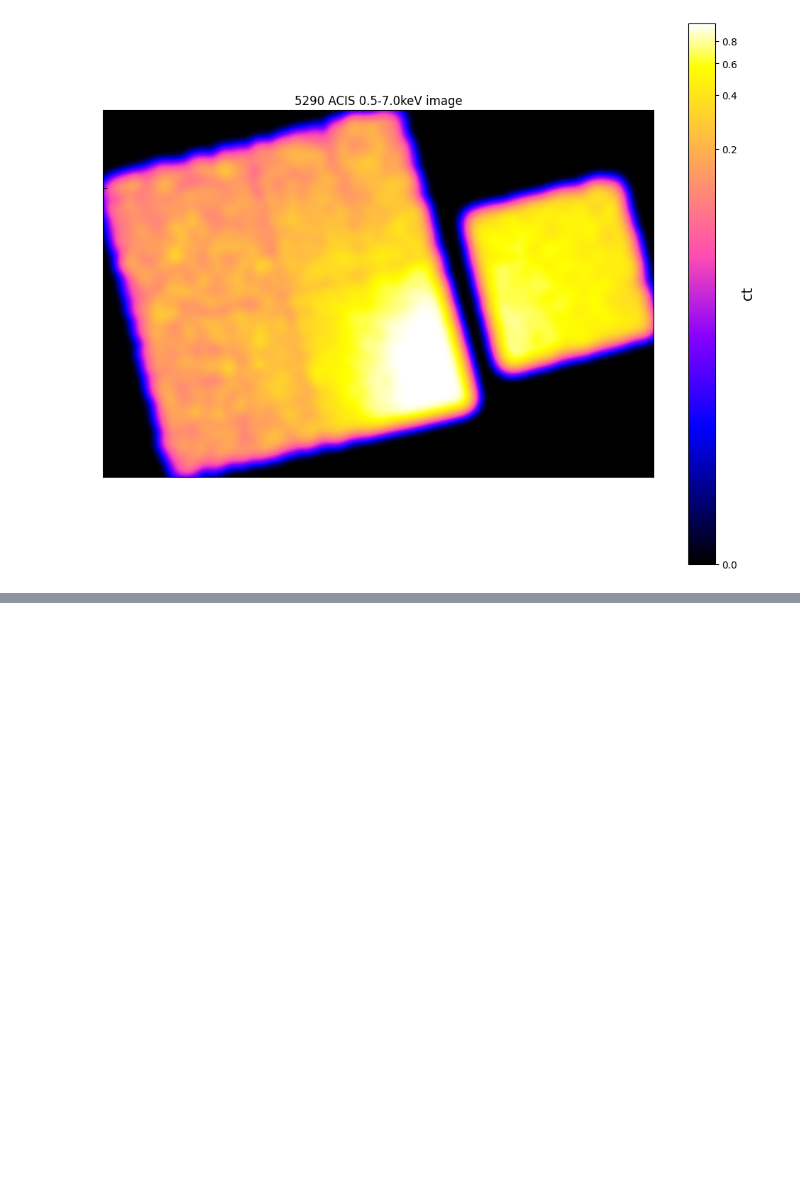
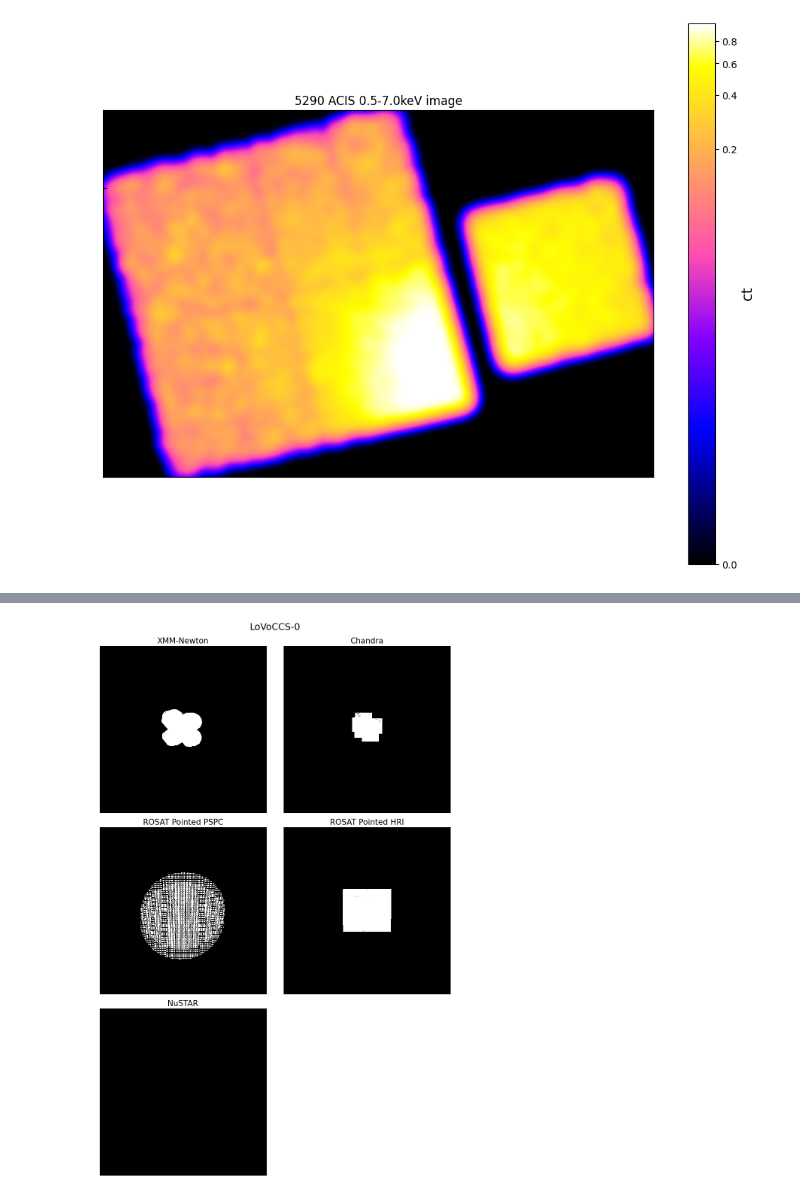
Before and after one commit to LoVoCCS/X-LoVoCCS-Data, a Jupyter notebook: notebooks/visualisations_coverage/observation_coverage.ipynb, the cells around one changed output, grey strips where cells are left out. Drawn from its saved outputs; the diff is of its cells as text; code cells hidden in the pictures; blank space fills up the shorter version.

```diff
--- a/notebooks/visualisations_coverage/observation_coverage.ipynb
+++ b/notebooks/visualisations_coverage/observation_coverage.ipynb
@@ -285,0 +381,3 @@ for oi in rosp_obs_ids:
+# %%
+num_pix = 1100
+num_pix*cdelt
@@ -285,0 +386,13 @@ for oi in rosp_obs_ids:
+# %%
+coverage_maps = {"LoVoCCS-"+str(lov_id): {'arr': None, 'wcs': None} for lov_id in samp['LoVoCCSID'].values}
+
+for row_ind, row in samp.iterrows():
+    cur_wcs = WCS(naxis=2)
+    cur_wcs.wcs.cdelt = [-1*cdelt.value, cdelt.value]
+    cur_wcs.wcs.crpix = [num_pix/2, num_pix/2]
+    cur_wcs.wcs.crval = [row['ra'], row['dec']]
+
+    coverage_maps['LoVoCCS-'+str(row['LoVoCCSID'])]['wcs'] = cur_wcs
+
+    cur_cov = np.zeros((num_pix, num_pix, num_miss))
+    coverage_maps['LoVoCCS-'+str(row['LoVoCCSID'])]['arr'] = cur_cov
@@ -285,0 +403,84 @@ for oi in rosp_obs_ids:
+# %%
+rel_obs = {}
+
+with tqdm(desc='Generating coverage maps', total=len(samp)) as onwards:
+    for row_ind, row in samp[:10].iterrows():
+        lov_name = 'LoVoCCS-' + str(row['LoVoCCSID'])
+        lov_pos = Quantity(row[['ra', 'dec']].values, 'deg')
+
+        # We are gonna use this process to determine which observations are actually relevant (within whatever
+        #  coordinate space we have defined for our clusters)
+        rel_obs[lov_name] = {}
+
+        cur_wcs = coverage_maps[lov_name]['wcs']
+        cur_arr = coverage_maps[lov_name]['arr']
+
+        grid = np.meshgrid(np.arange(0, num_pix), np.arange(0, num_pix))
+        pix_coords = Quantity(np.stack([grid[0].ravel(), grid[1].ravel()]).T, 'pix')
+
+        deg_coords = Quantity(cur_wcs.all_pix2world(pix_coords, 0), 'deg')
+
+        for miss_ind, miss_name in enumerate(det_maps):
+
+            for det_map in det_maps[miss_name]:
+
+                cen_pos = det_map.coord_conv(Quantity([det_map.shape[0]/2, det_map.shape[1]/2], 'pix'), 'deg')
+                dist = np.sqrt(((cen_pos - lov_pos)**2).sum())
+
+                if dist < Quantity(5, 'deg'):
+
+                    det_map_pix_coords = det_map.radec_wcs.all_world2pix(deg_coords, 0).round(0).astype(int)
+                    if not np.isnan(det_map_pix_coords).all():
+
+                        non_null_pos = np.where((det_map_pix_coords[:, 0] < det_map.shape[1]) &
+                                                (det_map_pix_coords[:, 0] >= 0) &
+                                                (det_map_pix_coords[:, 1] < det_map.shape[0]) &
+                                                (det_map_pix_coords[:, 1] >= 0))[0]
+                        if len(non_null_pos) != 0:
+                            if miss_name not in rel_obs[lov_name]:
+                                rel_obs[lov_name][miss_name] = [det_map.obs_id]
+                            else:
+                                rel_obs[lov_name][miss_name].append(det_map.obs_id)
+
+                            sel_coords = Quantity(det_map_pix_coords[non_null_pos, :], 'pix').round(0).astype(int)
+                            sel_coords_val = det_map.data[sel_coords[:, 1], sel_coords[:, 0]]
+                            with_dat_subset_coords = np.where(sel_coords_val != 0)[0]
+                            with_dat_detmap_pix_coords = det_map_pix_coords[non_null_pos[with_dat_subset_coords], :]
+
+
+                            with_dat_detmap_radec_coords = det_map.coord_conv(Quantity(with_dat_detmap_pix_coords,
+                                                                                       'pix'), 'deg')
+                            cov_map_pix_coords = cur_wcs.all_world2pix(with_dat_detmap_radec_coords.value,
+                                                                       0).round(0).astype(int)
+
+                            legal_cov_map_pix = np.where((cov_map_pix_coords[:, 0] < num_pix) &
+                                                    (cov_map_pix_coords[:, 0] >= 0) &
+                                                    (cov_map_pix_coords[:, 1] < num_pix) &
+                                                    (cov_map_pix_coords[:, 1] >= 0))[0]
+                            cov_map_pix_coords = cov_map_pix_coords[legal_cov_map_pix, :]
+
+                            cur_arr[cov_map_pix_coords[:, 1], cov_map_pix_coords[:, 0], miss_ind] = 1
+
+        fig, ax_arr = plt.subplots(3, 2, figsize=(10, 15))
+        plt.suptitle(lov_name, fontsize=18, y=0.99)
+
+        cnt = 0
+        for ax_ind, ax in np.ndenumerate(ax_arr):
+            if cnt < num_miss:
+                ax.tick_params(which='both', left=False, bottom=False)
+                ax.set_xticks([])
+                ax.set_yticks([])
+                ax.set_title(pretty_names[list(det_maps.keys())[cnt]], fontsize=15)
+
+                ax.imshow(cur_arr[:, :, cnt], origin='lower', interpolation='none', cmap='binary_r')
+                cnt += 1
+            else:
+                ax.set_visible(False)
+
+        plt.tight_layout()
+        plt.savefig(out_dir + lov_name + "_{n}_{s}.png".format(n=num_pix, s=str(cdelt.to('arcsec'))))
+        plt.show()
+        stop
+        onwards.update(1)
+# %% [output]
+[figure, added]
```
Also changed, not shown: parts of 20 cells of this notebook.
